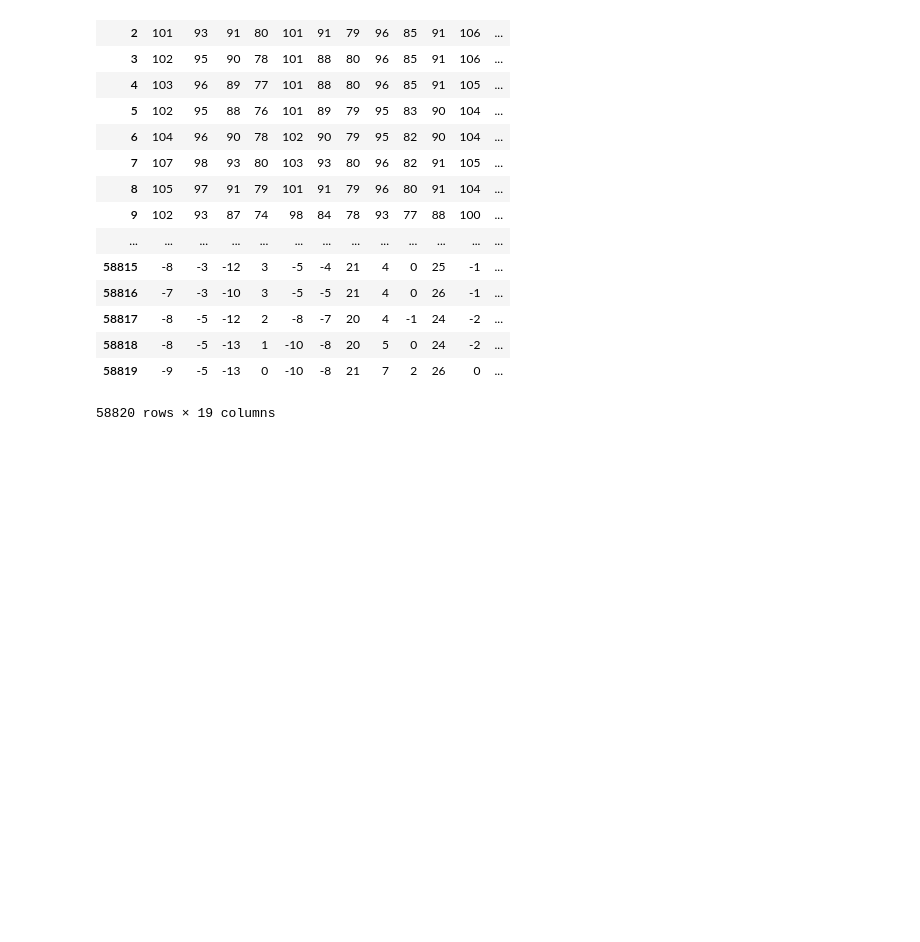
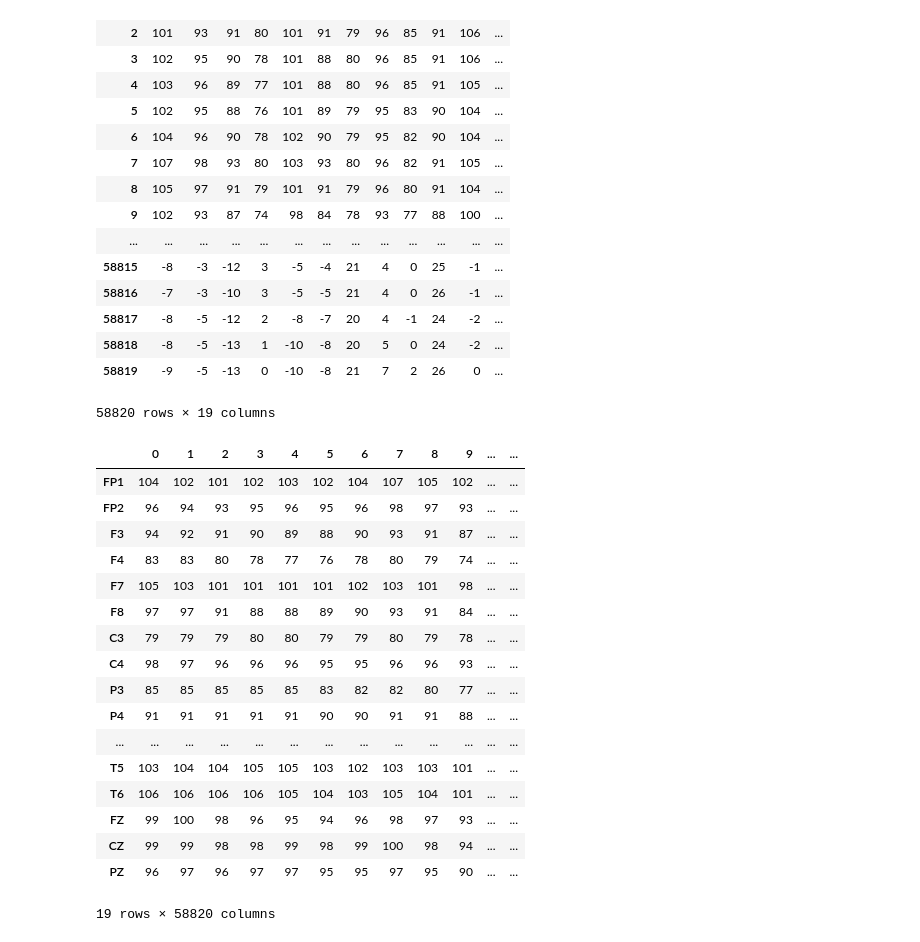
Before and after one commit to canlab/WAViMedEEG, a Jupyter notebook: eeg_prepoc.ipynb, the cells around one changed output. Cells and saved outputs as stored; diff of their text form; code cells hidden in the pictures; blank space fills up the shorter version.

```diff
--- a/eeg_prepoc.ipynb
+++ b/eeg_prepoc.ipynb
@@ -179,6 +179,27 @@ EEG.loc['110']['p300'][0][1]
 | 58818 | -8 | -5 | -13 | 1 | -10 | -8 | 20 | 5 | 0 | 24 | -2 | ... |
 | 58819 | -9 | -5 | -13 | 0 | -10 | -8 | 21 | 7 | 2 | 26 | 0 | ... |
 58820 rows × 19 columns
+# %%
+EEG.loc['110']['p300'][0][1].transpose()
+# %% [output]
+|  | 0 | 1 | 2 | 3 | 4 | 5 | 6 | 7 | 8 | 9 | ... | ... |
+| FP1 | 104 | 102 | 101 | 102 | 103 | 102 | 104 | 107 | 105 | 102 | ... | ... |
+| FP2 | 96 | 94 | 93 | 95 | 96 | 95 | 96 | 98 | 97 | 93 | ... | ... |
+| F3 | 94 | 92 | 91 | 90 | 89 | 88 | 90 | 93 | 91 | 87 | ... | ... |
+| F4 | 83 | 83 | 80 | 78 | 77 | 76 | 78 | 80 | 79 | 74 | ... | ... |
+| F7 | 105 | 103 | 101 | 101 | 101 | 101 | 102 | 103 | 101 | 98 | ... | ... |
+| F8 | 97 | 97 | 91 | 88 | 88 | 89 | 90 | 93 | 91 | 84 | ... | ... |
+| C3 | 79 | 79 | 79 | 80 | 80 | 79 | 79 | 80 | 79 | 78 | ... | ... |
+| C4 | 98 | 97 | 96 | 96 | 96 | 95 | 95 | 96 | 96 | 93 | ... | ... |
+| P3 | 85 | 85 | 85 | 85 | 85 | 83 | 82 | 82 | 80 | 77 | ... | ... |
+| P4 | 91 | 91 | 91 | 91 | 91 | 90 | 90 | 91 | 91 | 88 | ... | ... |
+| ... | ... | ... | ... | ... | ... | ... | ... | ... | ... | ... | ... | ... |
+| T5 | 103 | 104 | 104 | 105 | 105 | 103 | 102 | 103 | 103 | 101 | ... | ... |
+| T6 | 106 | 106 | 106 | 106 | 105 | 104 | 103 | 105 | 104 | 101 | ... | ... |
+| FZ | 99 | 100 | 98 | 96 | 95 | 94 | 96 | 98 | 97 | 93 | ... | ... |
+| CZ | 99 | 99 | 98 | 98 | 99 | 98 | 99 | 100 | 98 | 94 | ... | ... |
+| PZ | 96 | 97 | 96 | 97 | 97 | 95 | 95 | 97 | 95 | 90 | ... | ... |
+19 rows × 58820 columns
 # %%
 os.chdir('/home/clayton/science/CANlab/WAViMedEEG/CANlabStudy')
 for task in EEG.columns[1:]:
```
Also changed, not shown: parts of 2 cells of this notebook.
